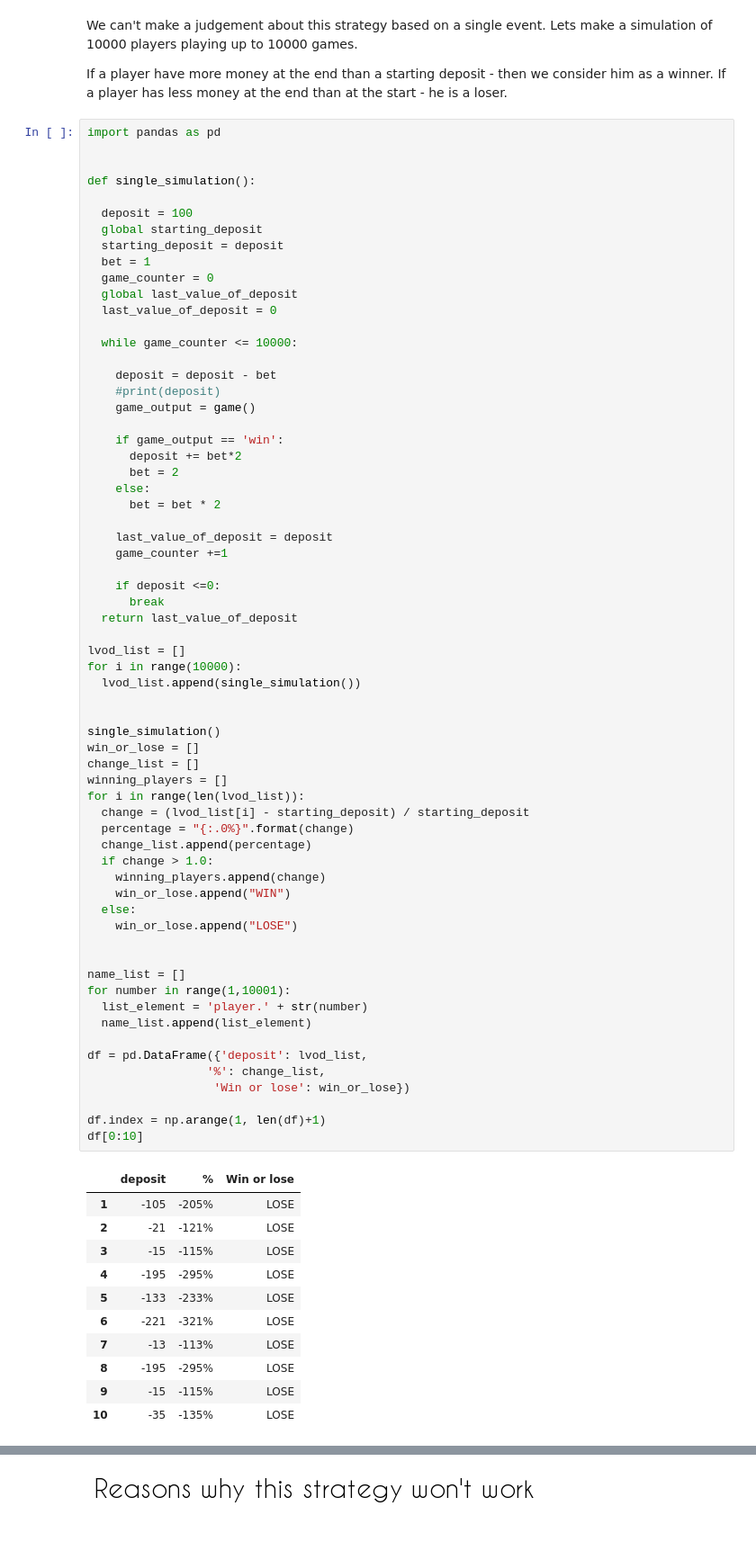
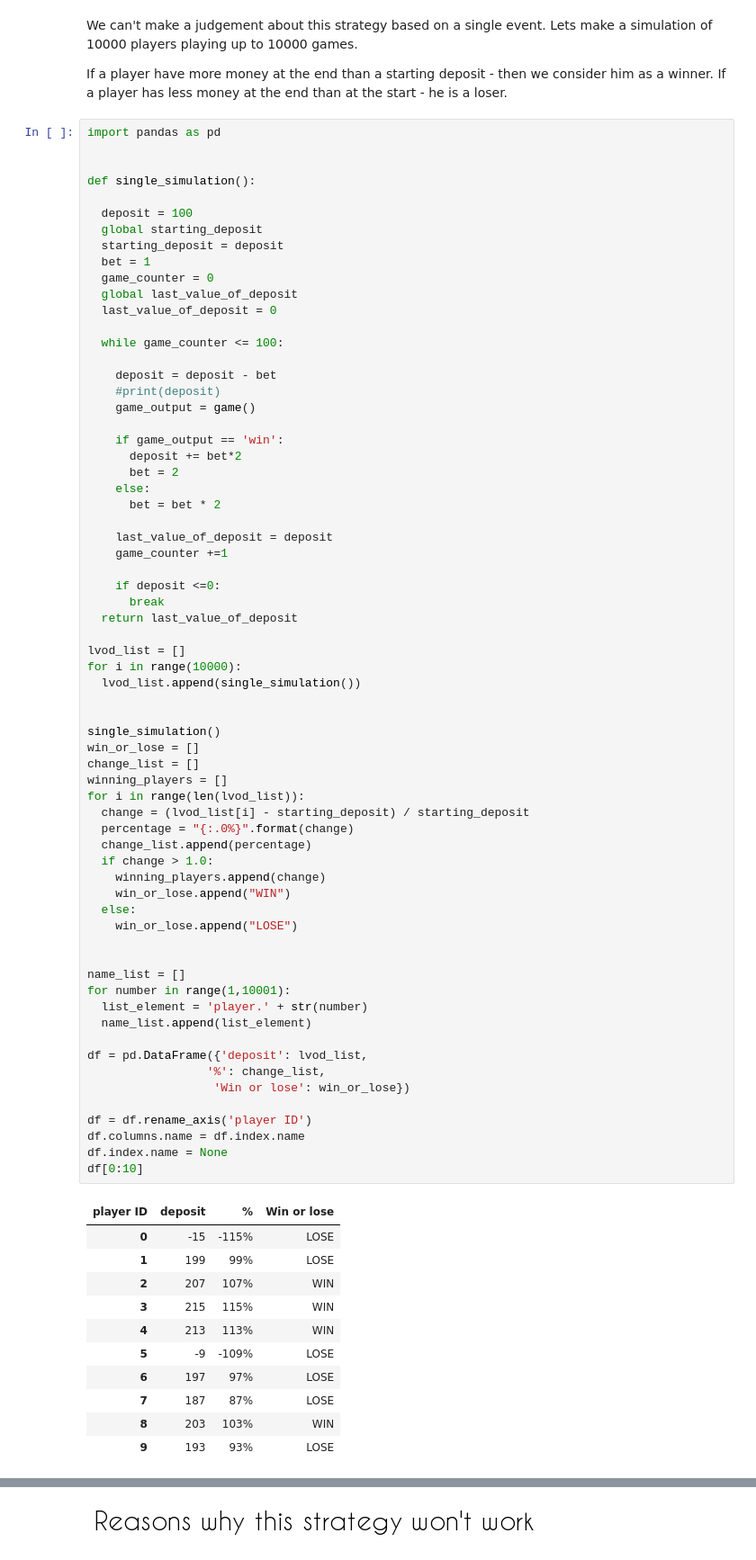
Before and after one commit to AdamSikorski/The-Martingale-betting-system, a Jupyter notebook: Martingale_system.ipynb, the cells around one changed output, grey strips where cells are left out. Shown at 90% size. Drawn from its saved outputs; the diff is of its cells as text.

```diff
--- a/Martingale_system.ipynb
+++ b/Martingale_system.ipynb
@@ -113,7 +113,7 @@ def single_simulation():
   global last_value_of_deposit
   last_value_of_deposit = 0
 
-  while game_counter <= 10000:
+  while game_counter <= 100:
 
     deposit = deposit - bet
     #print(deposit)
@@ -136,45 +136,47 @@ lvod_list = []
 for i in range(10000):
   lvod_list.append(single_simulation())
 
 
 single_simulation()
 win_or_lose = []
 change_list = []
 winning_players = []
 for i in range(len(lvod_list)):
   change = (lvod_list[i] - starting_deposit) / starting_deposit
   percentage = "{:.0%}".format(change)
   change_list.append(percentage)
   if change > 1.0:
     winning_players.append(change)
     win_or_lose.append("WIN")
   else:
     win_or_lose.append("LOSE")
 
 
 name_list = []
 for number in range(1,10001):
   list_element = 'player.' + str(number)
   name_list.append(list_element)
 
 df = pd.DataFrame({'deposit': lvod_list,
                  '%': change_list,
                   'Win or lose': win_or_lose})
 
-df.index = np.arange(1, len(df)+1)
+df = df.rename_axis('player ID')
+df.columns.name = df.index.name
+df.index.name = None
 df[0:10]
 # %% [output]
-|  | deposit | % | Win or lose |
-| 1 | -105 | -205% | LOSE |
-| 2 | -21 | -121% | LOSE |
-| 3 | -15 | -115% | LOSE |
-| 4 | -195 | -295% | LOSE |
-| 5 | -133 | -233% | LOSE |
-| 6 | -221 | -321% | LOSE |
-| 7 | -13 | -113% | LOSE |
-| 8 | -195 | -295% | LOSE |
-| 9 | -15 | -115% | LOSE |
-| 10 | -35 | -135% | LOSE |
+| player ID | deposit | % | Win or lose |
+| 0 | -15 | -115% | LOSE |
+| 1 | 199 | 99% | LOSE |
+| 2 | 207 | 107% | WIN |
+| 3 | 215 | 115% | WIN |
+| 4 | 213 | 113% | WIN |
+| 5 | -9 | -109% | LOSE |
+| 6 | 197 | 97% | LOSE |
+| 7 | 187 | 87% | LOSE |
+| 8 | 203 | 103% | WIN |
+| 9 | 193 | 93% | LOSE |
 # %%
 percentage_of_wins = "{:.0%}".format(len(winning_players)/10000)
 print("From 10k players", len(winning_players), "has been succesfull. Wins represent", percentage_of_wins,"of the games.")
```
Also changed, not shown: parts of 3 cells of this notebook.
